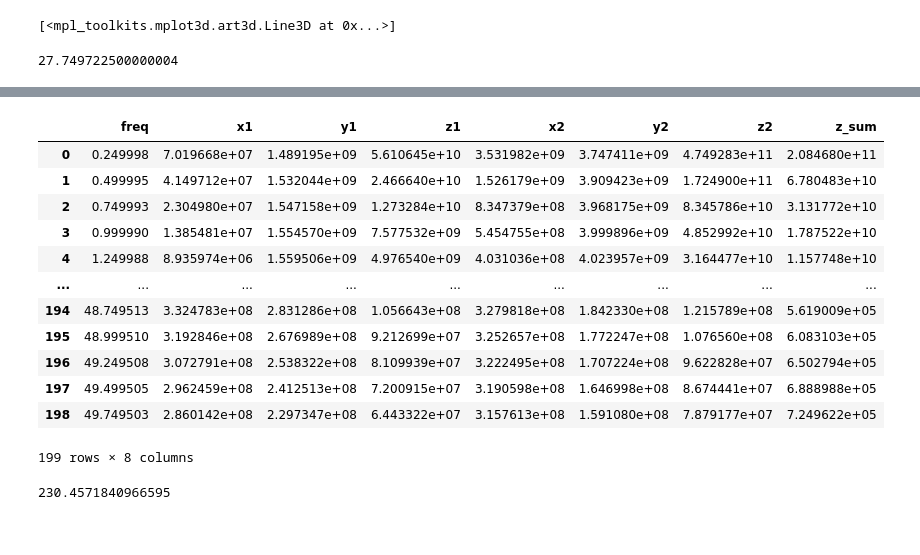
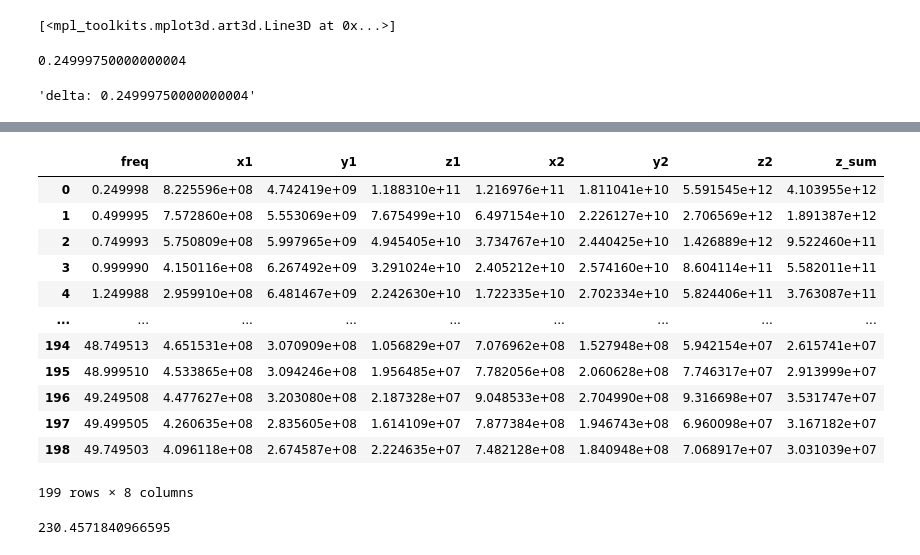
Before and after one commit to sashabusse/LLG_INT, a Jupyter notebook: model_IEC.ipynb, the cells around one changed output, grey strips where cells are left out. Cells and saved outputs as stored; diff of their text form; code cells hidden in the pictures.

```diff
--- a/model_IEC.ipynb
+++ b/model_IEC.ipynb
@@ -249,12 +249,12 @@ hb_CGS = 1.054571817e-27 #erg*s
 g0_SI = uB_SI/hb_SI #1/(T*s)
 g0_CGS = uB_CGS/hb_CGS #1/(G*s)
 
-layer1 = Material(800., gamma=2.2*g0_CGS, alpha=0.005, t=12e-7, Hkeff=6e6)
-layer2 = Material(800., gamma=2.2*g0_CGS, alpha=0.005, t=12e-7, Hkeff=6e6)
+layer1 = Material(800., gamma=2.2*g0_CGS, alpha=0.00, t=12e-7, Hkeff=6e6)
+layer2 = Material(800., gamma=2.2*g0_CGS, alpha=0.00, t=12e-7, Hkeff=6e6)
 film_inst = LayeredFilm(layer1, layer2, 3.6) #J=-3.6 erg/cm^2
 
 
-Hext = np.array(pol2cart(3e3, np.deg2rad(63.0), 0.0))
+Hext = np.array(pol2cart(4.6e3, np.deg2rad(63.0), 0.0))
 #Hext = np.array([0.0,0.0,0.0])
 #Hext = np.array([160e-3/mu0,0.0,0.0])
 
@@ -269,7 +269,12 @@ def Heff_function(M1, M2, film):
 
     #Heff1 = Hext + demagnet_eq.Heff(M1) + StWo_eq.Heff(M1, film.l1.Hkeff) + IEC_Heff1(M1, M2, film.J, film.l1.t)
     #Heff2 = Hext + demagnet_eq.Heff(M2) + StWo_eq.Heff(M2, film.l2.Hkeff) + IEC_Heff2(M1, M2, film.J, film.l2.t)
-
+    #print("M2 = {}".format(M2))
+    #print("dem2 = {}".format(demagnet_eq.Heff(M2)))
+    #print("sw2 = {}".format(StWo_eq.Heff(M2, film.l2.Hkeff)))
+    #print("IEC2 = {}".format(IEC_eq.Heff2(M1, M2, film.J, film.l2.t)))
+    #print()
+    #print()
     Heff1 = Hext + demagnet_eq.Heff(M1) + StWo_eq.Heff(M1, film.l1.Hkeff) + IEC_eq.Heff1(M1, M2, film.J, film.l1.t)
     Heff2 = Hext + demagnet_eq.Heff(M2) + StWo_eq.Heff(M2, film.l2.Hkeff) + IEC_eq.Heff2(M1, M2, film.J, film.l2.t)
     return Heff1, Heff2
@@ -293,13 +298,13 @@ fi_tmp_perp = np.pi/2.0 - np.arccos(
     (2.0*film_inst.J + mu0*film_inst.l1.t*(film_inst.l1.Ms**2))
 )
 
-M01 = pol2cart(film_inst.l1.Ms, np.deg2rad(0.0), np.deg2rad(0.0))
-M02 = pol2cart(film_inst.l2.Ms, np.deg2rad(180.0), np.deg2rad(0.0))
+M01 = pol2cart(film_inst.l1.Ms, np.deg2rad(12.54954955), np.deg2rad(0.0))
+M02 = pol2cart(film_inst.l2.Ms, np.deg2rad(150.83783784), np.deg2rad(0.0))
 M01_M02 = np.append(M01, M02)
 
 
-time_span = [0.0, 4000.0e-12]
-sol = solve_ivp(model, time_span, M01_M02,t_eval=np.linspace(time_span[0], time_span[1],100000),
+time_span = [0.0, 500.0e-12]
+sol = solve_ivp(model, time_span, M01_M02,t_eval=np.linspace(time_span[0], time_span[1],int(1e5)),
                 method = 'RK45', max_step=1e-13)
 
 
@@ -374,36 +403,38 @@ ax.plot(sol.y[0], sol.y[1], sol.y[2])
 # %%
 %matplotlib notebook
 freq_df = pd.DataFrame(columns=['freq','x1','y1','z1','x2','y2','z2'])
 
 freq_df['freq'] = np.fft.fftfreq(len(df.t), df.t[1]-df.t[0])[1:200] * 1e-9
 
 column_names = ['x1','y1','z1','x2','y2','z2']
 for name in column_names:
     freq_df[name] = np.abs(np.fft.fft(df[name]))[1:200]**2
 
 freq_df["z_sum"] = np.abs(np.fft.fft(df.z1 + df.z2))[1:200]**2
 
 display(freq_df['freq'][freq_df['z1'].argmax()])
+display("delta: {}".format(freq_df.freq[1]-freq_df.freq[0]))
 #freq_df.plot(x='freq', y=['x1','y1', 'z1', 'x2', 'y2', 'z2'])
 freq_df.plot(x='freq', y=['z_sum'])
 freq_df
 # %% [output]
-27.749722500000004
+0.24999750000000004
+'delta: 0.24999750000000004'
 [interactive output not drawn]
 [interactive output not drawn]
 |  | freq | x1 | y1 | z1 | x2 | y2 | z2 | z_sum |
-| 0 | 0.249998 | 7.019668e+07 | 1.489195e+09 | 5.610645e+10 | 3.531982e+09 | 3.747411e+09 | 4.749283e+11 | 2.084680e+11 |
-| 1 | 0.499995 | 4.149712e+07 | 1.532044e+09 | 2.466640e+10 | 1.526179e+09 | 3.909423e+09 | 1.724900e+11 | 6.780483e+10 |
-| 2 | 0.749993 | 2.304980e+07 | 1.547158e+09 | 1.273284e+10 | 8.347379e+08 | 3.968175e+09 | 8.345786e+10 | 3.131772e+10 |
-| 3 | 0.999990 | 1.385481e+07 | 1.554570e+09 | 7.577532e+09 | 5.454755e+08 | 3.999896e+09 | 4.852992e+10 | 1.787522e+10 |
-| 4 | 1.249988 | 8.935974e+06 | 1.559506e+09 | 4.976540e+09 | 4.031036e+08 | 4.023957e+09 | 3.164477e+10 | 1.157748e+10 |
+| 0 | 0.249998 | 8.225596e+08 | 4.742419e+09 | 1.188310e+11 | 1.216976e+11 | 1.811041e+10 | 5.591545e+12 | 4.103955e+12 |
+| 1 | 0.499995 | 7.572860e+08 | 5.553069e+09 | 7.675499e+10 | 6.497154e+10 | 2.226127e+10 | 2.706569e+12 | 1.891387e+12 |
+| 2 | 0.749993 | 5.750809e+08 | 5.997965e+09 | 4.945405e+10 | 3.734767e+10 | 2.440425e+10 | 1.426889e+12 | 9.522460e+11 |
+| 3 | 0.999990 | 4.150116e+08 | 6.267492e+09 | 3.291024e+10 | 2.405212e+10 | 2.574160e+10 | 8.604114e+11 | 5.582011e+11 |
+| 4 | 1.249988 | 2.959910e+08 | 6.481467e+09 | 2.242630e+10 | 1.722335e+10 | 2.702334e+10 | 5.824406e+11 | 3.763087e+11 |
 | ... | ... | ... | ... | ... | ... | ... | ... | ... |
-| 194 | 48.749513 | 3.324783e+08 | 2.831286e+08 | 1.056643e+08 | 3.279818e+08 | 1.842330e+08 | 1.215789e+08 | 5.619009e+05 |
-| 195 | 48.999510 | 3.192846e+08 | 2.676989e+08 | 9.212699e+07 | 3.252657e+08 | 1.772247e+08 | 1.076560e+08 | 6.083103e+05 |
-| 196 | 49.249508 | 3.072791e+08 | 2.538322e+08 | 8.109939e+07 | 3.222495e+08 | 1.707224e+08 | 9.622828e+07 | 6.502794e+05 |
-| 197 | 49.499505 | 2.962459e+08 | 2.412513e+08 | 7.200915e+07 | 3.190598e+08 | 1.646998e+08 | 8.674441e+07 | 6.888988e+05 |
-| 198 | 49.749503 | 2.860142e+08 | 2.297347e+08 | 6.443322e+07 | 3.157613e+08 | 1.591080e+08 | 7.879177e+07 | 7.249622e+05 |
+| 194 | 48.749513 | 4.651531e+08 | 3.070909e+08 | 1.056829e+07 | 7.076962e+08 | 1.527948e+08 | 5.942154e+07 | 2.615741e+07 |
+| 195 | 48.999510 | 4.533865e+08 | 3.094246e+08 | 1.956485e+07 | 7.782056e+08 | 2.060628e+08 | 7.746317e+07 | 2.913999e+07 |
+| 196 | 49.249508 | 4.477627e+08 | 3.203080e+08 | 2.187328e+07 | 9.048533e+08 | 2.704990e+08 | 9.316698e+07 | 3.531747e+07 |
+| 197 | 49.499505 | 4.260635e+08 | 2.835605e+08 | 1.614109e+07 | 7.877384e+08 | 1.946743e+08 | 6.960098e+07 | 3.167182e+07 |
+| 198 | 49.749503 | 4.096118e+08 | 2.674587e+08 | 2.224635e+07 | 7.482128e+08 | 1.840948e+08 | 7.068917e+07 | 3.031039e+07 |
-199 rows × 8 columns
+199 rows × 8 columns
 # %%
 film_inst.l1.gamma * 1042e3 * 1e-9
 # %% [output]
```
Also changed, not shown: parts of 6 cells of this notebook, 3 other files.
